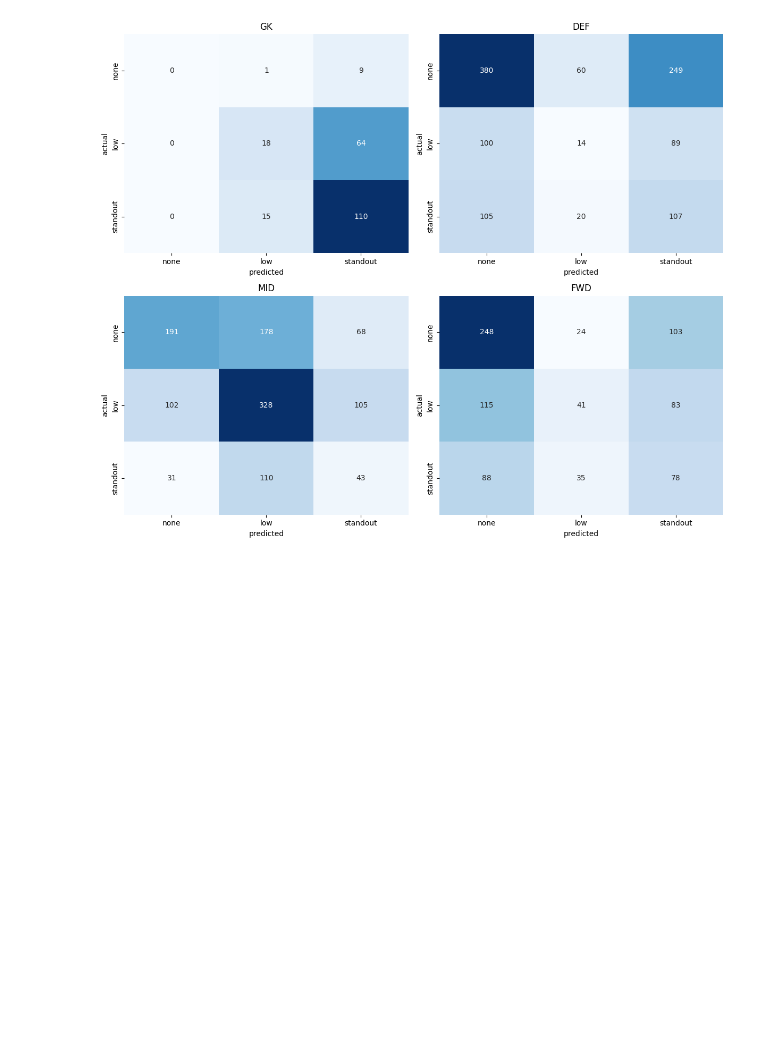
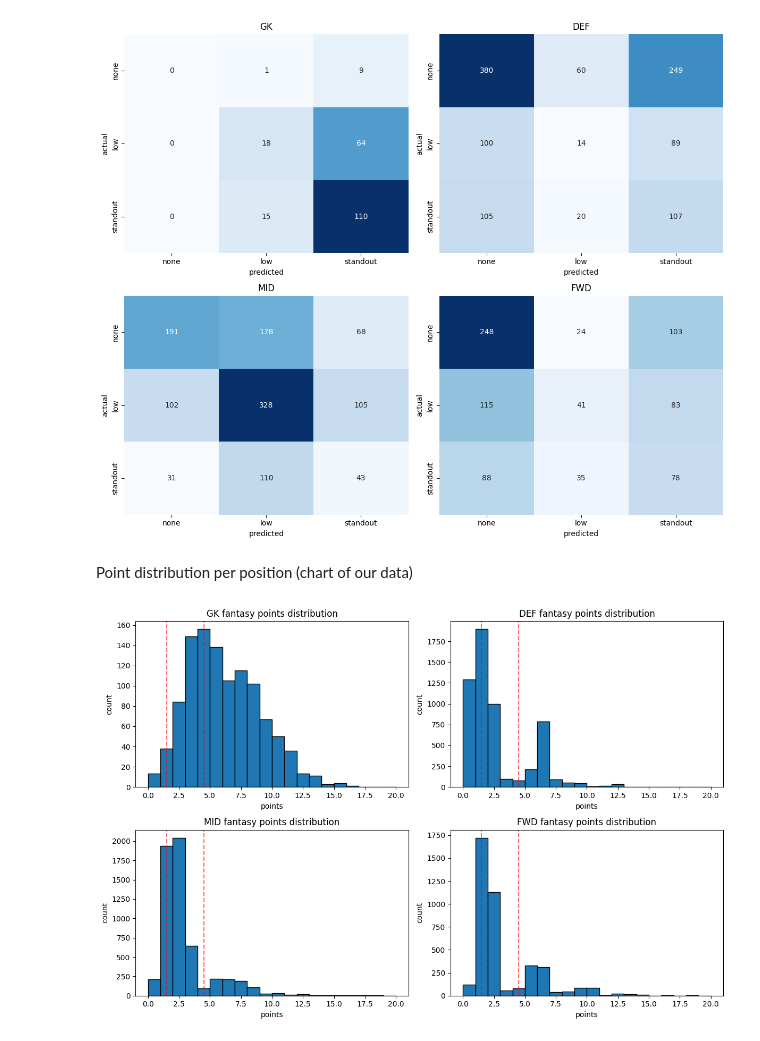
Before and after one commit to JamesMan689/fantasyfinalproject439, a Jupyter notebook: src/model.ipynb, the cells around one changed output. Saved outputs shown, nothing was run; the diff lists cells and outputs as text; code cells hidden in the pictures; blank space fills up the shorter version.

Commit message:
add fantasy points distribution, standout probability, and recall/precision visuals

```diff
--- a/src/model.ipynb
+++ b/src/model.ipynb
@@ -402,3 +403,28 @@ plt.tight_layout()
 plt.show()
 # %% [output]
 [figure]
+# %% [markdown]
+Point distribution per position (chart of our data)
+# %%
+fig, axes = plt.subplots(2, 2, figsize=(12, 8))
+
+for ax, pos in zip(axes.flat, ["GK","DEF","MID","FWD"]):
+
+    pts = df[df["fantasy_position"] == pos]["fantasy_points"].clip(lower=0)
+
+    ax.hist(pts, bins=range(0, 21), edgecolor="black")
+
+    for cut in [1, 4]:
+        ax.axvline(cut + 0.5, color="red", linestyle="--", alpha=0.6)
+
+    ax.set_title(f"{pos} fantasy points distribution")
+
+    ax.set_xlabel("points")
+
+    ax.set_ylabel("count")
+
+plt.tight_layout()
+
+plt.show()
+# %% [output]
+[figure, added]
```
Also changed, not shown: parts of 7 cells of this notebook.
